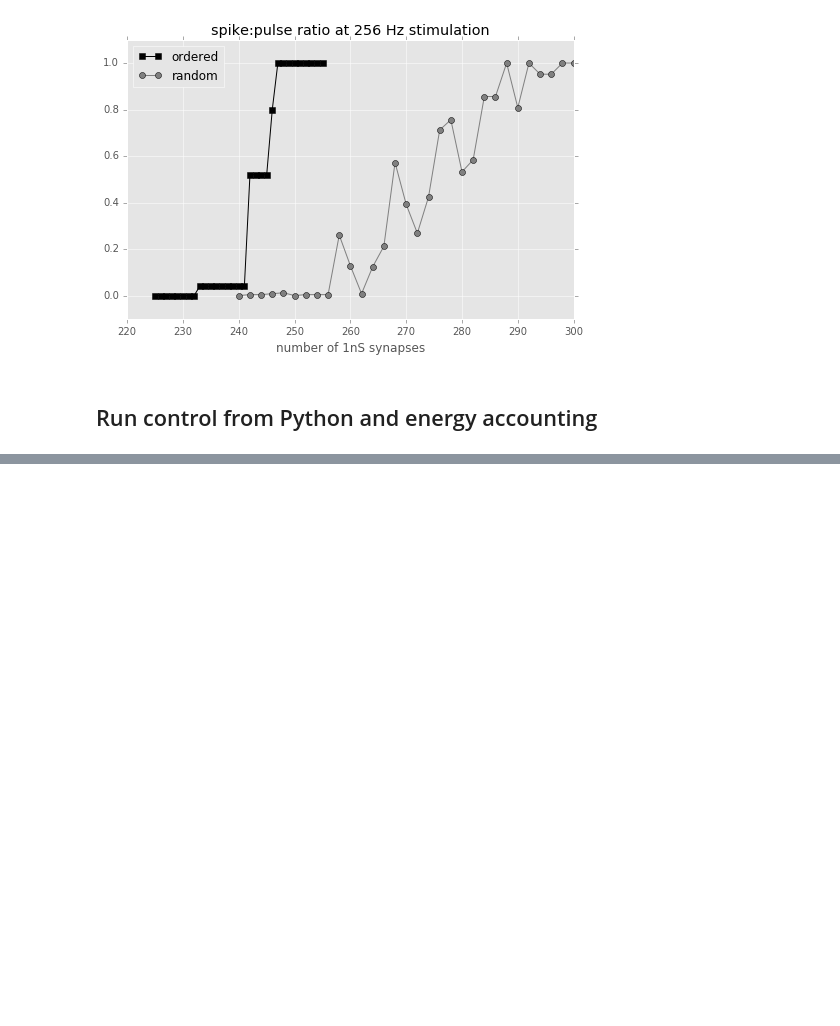
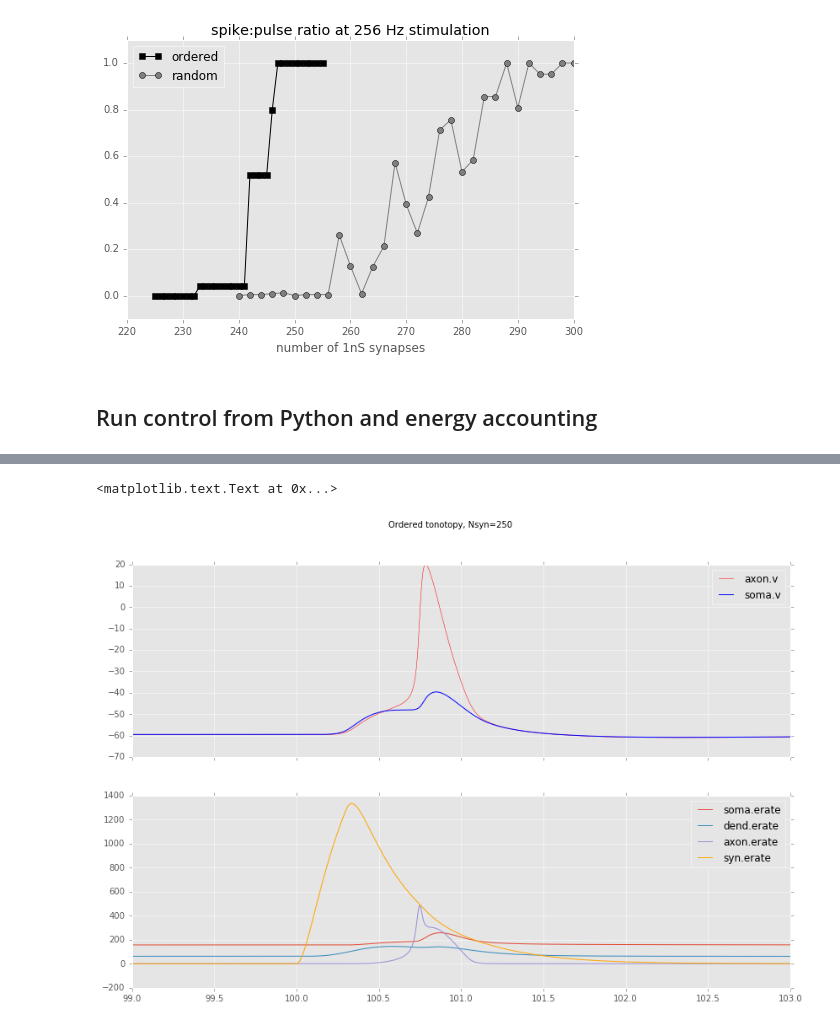
Before and after one commit to abrazhe/OC2, a Jupyter notebook: Spencer-energy.ipynb, the cells around one changed output, grey strips where cells are left out. Saved outputs shown, nothing was run; the diff lists cells and outputs as text; code cells hidden in the pictures; blank space fills up the shorter version.

```diff
--- a/Spencer-energy.ipynb
+++ b/Spencer-energy.ipynb
@@ -1023,3 +1057,7 @@ plot_traj(data)
 # %%
-plot_traj(data)
-xlim(100, 103)
+plot_traj(data[0])
+xlim(99, 103)
+suptitle('Ordered tonotopy, Nsyn=250')
+# %% [output]
+<matplotlib.text.Text at 0x...>
+[figure, added]
```
Also changed, not shown: parts of 14 cells of this notebook.
